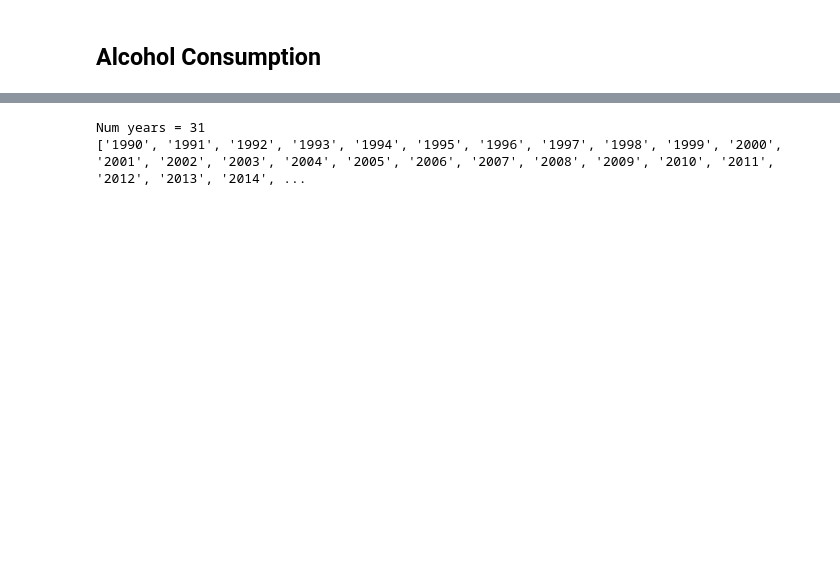
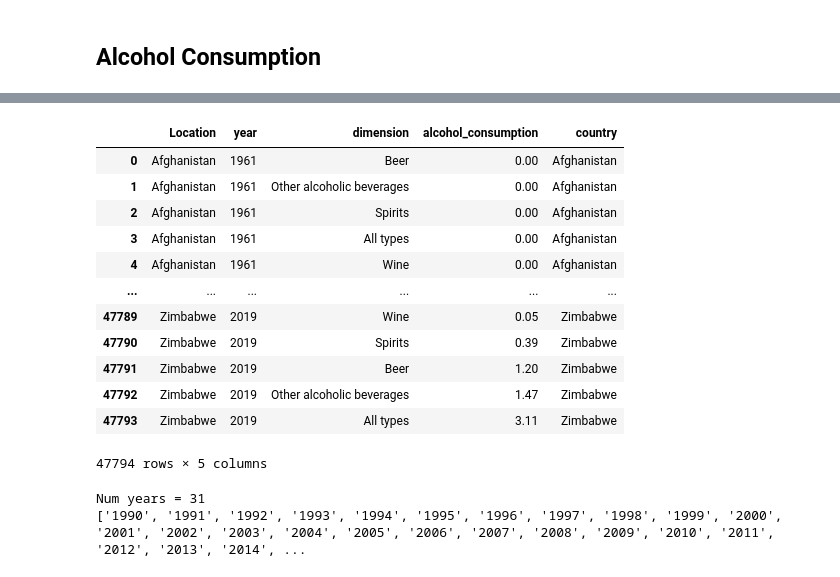
Before and after one commit to anajuarezar/Suicide-Analysis, a Jupyter notebook: data/WHO_Exploration.ipynb, the cells around one changed output, grey strips where cells are left out. Cells and saved outputs as stored; diff of their text form; code cells hidden in the pictures; blank space fills up the shorter version.

```diff
--- a/data/WHO_Exploration.ipynb
+++ b/data/WHO_Exploration.ipynb
@@ -10,7 +10,7 @@ filename = 'extract_countries_all.csv'
 path = os.path.join('clean', filename)
 # %%
 ## Load CSV as DataFrame
-countries_list = pd.read_csv(path, low_memory=False)
+countries_list = pd.read_csv(path, low_memory=False, encoding='ISO-8859-1')
 countries_list.head()
 # %% [output]
 |  | world_bank | who | owid | onu | iso_country |
@@ -52,3 +66,19 @@ Countries: 189
+# %%
+df
+# %% [output]
+|  | Location | year | dimension | alcohol_consumption | country |
+| 0 | Afghanistan | 1961 | Beer | 0.00 | Afghanistan |
+| 1 | Afghanistan | 1961 | Other alcoholic beverages | 0.00 | Afghanistan |
+| 2 | Afghanistan | 1961 | Spirits | 0.00 | Afghanistan |
+| 3 | Afghanistan | 1961 | All types | 0.00 | Afghanistan |
+| 4 | Afghanistan | 1961 | Wine | 0.00 | Afghanistan |
+| ... | ... | ... | ... | ... | ... |
+| 47789 | Zimbabwe | 2019 | Wine | 0.05 | Zimbabwe |
+| 47790 | Zimbabwe | 2019 | Spirits | 0.39 | Zimbabwe |
+| 47791 | Zimbabwe | 2019 | Beer | 1.20 | Zimbabwe |
+| 47792 | Zimbabwe | 2019 | Other alcoholic beverages | 1.47 | Zimbabwe |
+| 47793 | Zimbabwe | 2019 | All types | 3.11 | Zimbabwe |
+47794 rows × 5 columns
 # %%
 df.replace('Russian Federation', 'Russia', inplace=True)
 df.replace('Bahamas, The', 'Bahamas', inplace=True)
```
Also changed, not shown: parts of 11 cells of this notebook, 1 other file.
